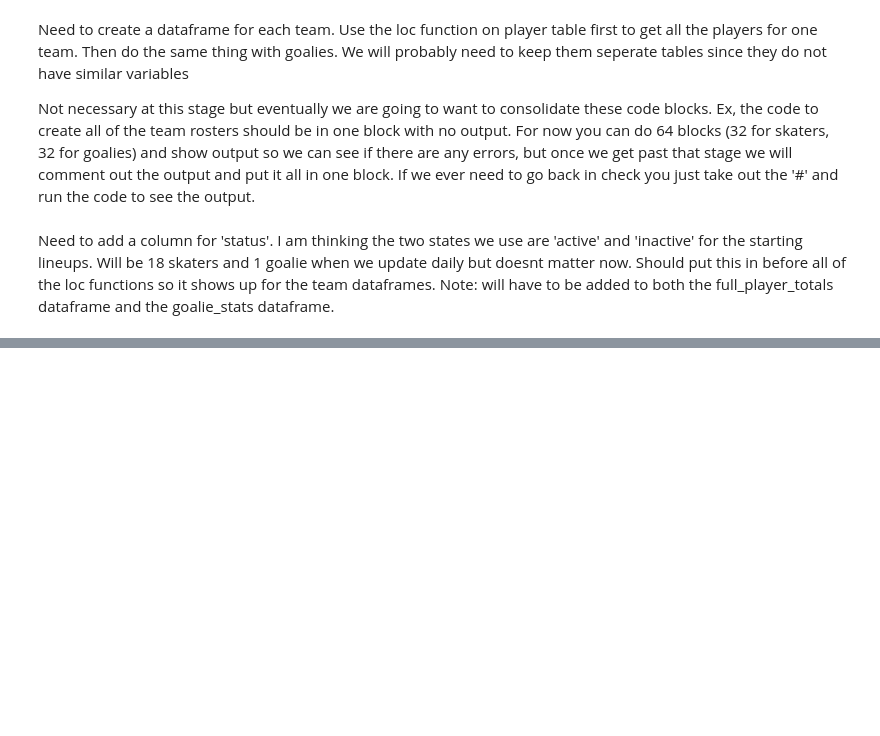
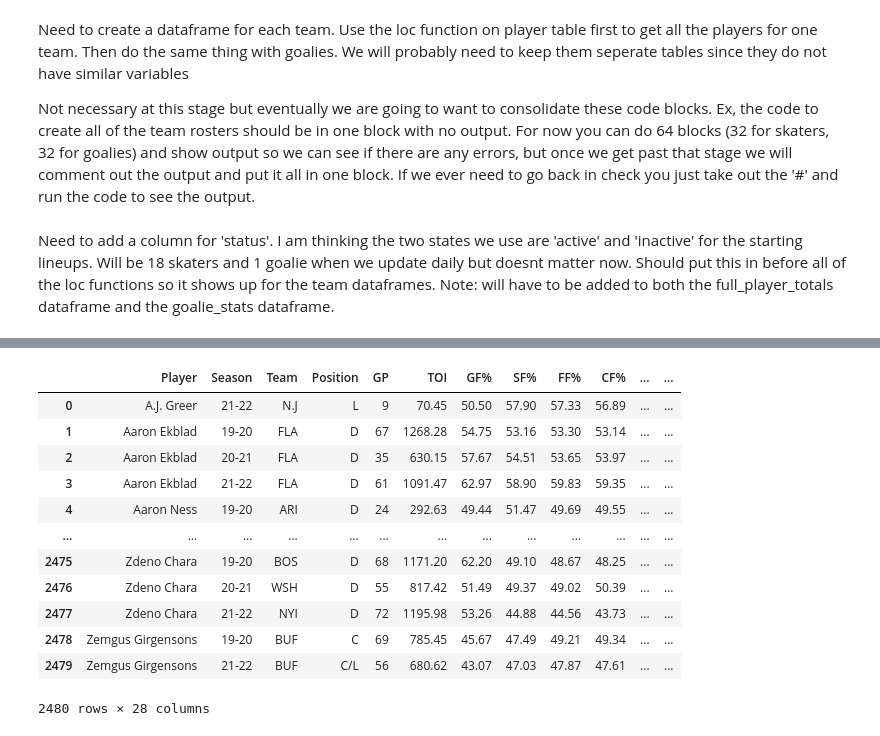
Before and after one commit to danmartin25/Hockey_Model, a Jupyter notebook: Hockey Model Mark I.ipynb, the cells around one changed output, grey strips where cells are left out. Cells and saved outputs as stored; diff of their text form; code cells hidden in the pictures; blank space fills up the shorter version.

```diff
--- a/Hockey Model Mark I.ipynb
+++ b/Hockey Model Mark I.ipynb
@@ -385,0 +422,18 @@ Need to add a column for 'status'. I am thinking the two states we use are 'acti
+# %%
+#Import EV Skater Data
+skater_EV = pd.read_csv('https://raw.githubusercontent.com/danmartin25/Hockey_Model/main/Player%20Data/EV%20On-Ice%20Totals.csv')
+skater_EV
+# %% [output]
+|  | Player | Season | Team | Position | GP | TOI | GF% | SF% | FF% | CF% | ... | ... |
+| 0 | A.J. Greer | 21-22 | N.J | L | 9 | 70.45 | 50.50 | 57.90 | 57.33 | 56.89 | ... | ... |
+| 1 | Aaron Ekblad | 19-20 | FLA | D | 67 | 1268.28 | 54.75 | 53.16 | 53.30 | 53.14 | ... | ... |
+| 2 | Aaron Ekblad | 20-21 | FLA | D | 35 | 630.15 | 57.67 | 54.51 | 53.65 | 53.97 | ... | ... |
+| 3 | Aaron Ekblad | 21-22 | FLA | D | 61 | 1091.47 | 62.97 | 58.90 | 59.83 | 59.35 | ... | ... |
+| 4 | Aaron Ness | 19-20 | ARI | D | 24 | 292.63 | 49.44 | 51.47 | 49.69 | 49.55 | ... | ... |
+| ... | ... | ... | ... | ... | ... | ... | ... | ... | ... | ... | ... | ... |
+| 2475 | Zdeno Chara | 19-20 | BOS | D | 68 | 1171.20 | 62.20 | 49.10 | 48.67 | 48.25 | ... | ... |
+| 2476 | Zdeno Chara | 20-21 | WSH | D | 55 | 817.42 | 51.49 | 49.37 | 49.02 | 50.39 | ... | ... |
+| 2477 | Zdeno Chara | 21-22 | NYI | D | 72 | 1195.98 | 53.26 | 44.88 | 44.56 | 43.73 | ... | ... |
+| 2478 | Zemgus Girgensons | 19-20 | BUF | C | 69 | 785.45 | 45.67 | 47.49 | 49.21 | 49.34 | ... | ... |
+| 2479 | Zemgus Girgensons | 21-22 | BUF | C/L | 56 | 680.62 | 43.07 | 47.03 | 47.87 | 47.61 | ... | ... |
+2480 rows × 28 columns
```
Also changed, not shown: parts of 5 cells of this notebook.
